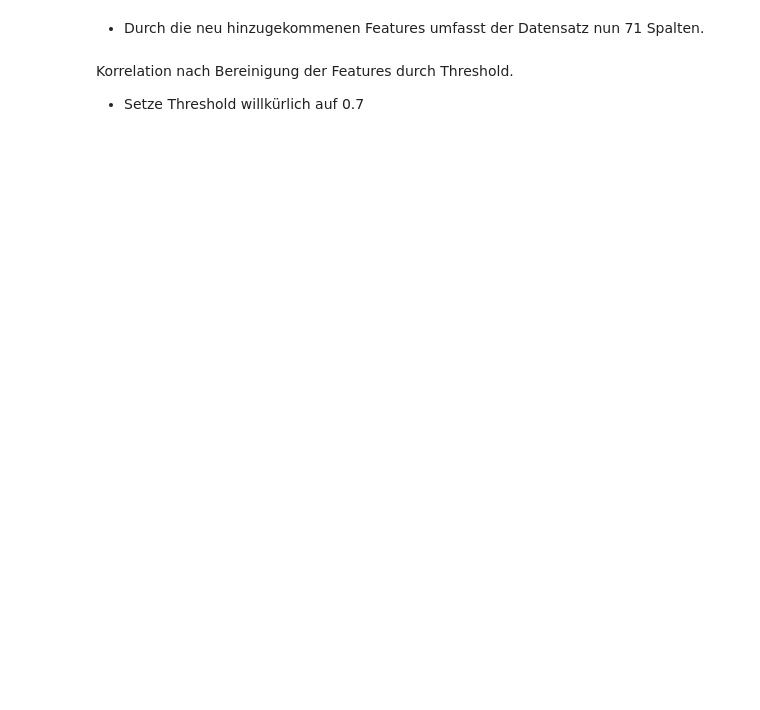
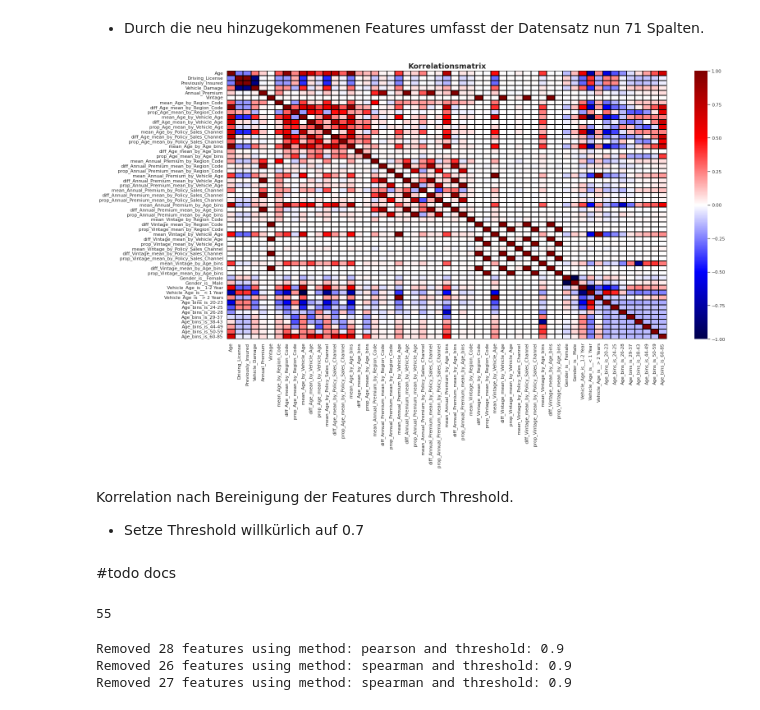
Before and after one commit to Oshimani/datanalaysispython_ws2122, a Jupyter notebook: DatenAnalyseMitPython.ipynb, the cells around one changed output. Drawn from its saved outputs; the diff is of its cells as text; code cells hidden in the pictures; blank space fills up the shorter version.

```diff
--- a/DatenAnalyseMitPython.ipynb
+++ b/DatenAnalyseMitPython.ipynb
@@ -1189,0 +1532,13 @@ train.columns
+# %%
+# test
+X_test = pd.concat([X_test, pd.get_dummies(X_test["Gender"], prefix="Gender_is_")], axis=1)
+X_test = pd.concat([X_test, pd.get_dummies(X_test["Vehicle_Age"], prefix="Vehicle_Age_is_")], axis=1)
+X_test = pd.concat([X_test, pd.get_dummies(X_test["Age_bins"], prefix="Age_bins_is")], axis=1)
+X_test = X_test.loc[:,~X_test.columns.duplicated()]
+
+# train
+X_train = pd.concat([X_train, pd.get_dummies(X_train["Gender"], prefix="Gender_is_")], axis=1)
+X_train = pd.concat([X_train, pd.get_dummies(X_train["Vehicle_Age"], prefix="Vehicle_Age_is_")], axis=1)
+X_train = pd.concat([X_train, pd.get_dummies(X_train["Age_bins"], prefix="Age_bins_is")], axis=1)
+X_train = X_train.loc[:,~X_train.columns.duplicated()]
+print(f"Wir starten mit {len(X_train.columns)} Features in die Featureselektion")
@@ -1199,7 +1570,9 @@ train
 - Durch die neu hinzugekommenen Features umfasst der Datensatz nun 71 Spalten.
 # %%
 # korrelation aller Variablen
-correlation_matrix(train, 24, 12, False, "seismic")
+correlation_matrix(X_train, 24, 12, False, "seismic")
+# %% [output]
+[figure, added]
 # %% [markdown]
 Korrelation nach Bereinigung der Features durch Threshold.
 - Setze Threshold willkürlich auf 0.7
@@ -1245,12 +1613,24 @@ feature_train = train.select_dtypes(["number", "boolean"])
+# %% [markdown]
+#todo docs
+# %%
+feature_test = X_test.select_dtypes(["number", "boolean"])
+feature_train = X_train.select_dtypes(["number", "boolean"])
+len(feature_train.columns)
+# %% [output]
+55
 # %%
 # Feature selection by highest korrelation pruning
 corr_thresh = 0.9
 
 pearson = drop_columns_with_high_correlation(
-    feature_train, 0.8, "pearson")
+    feature_train, corr_thresh, "pearson")
 
 spearman = drop_columns_with_high_correlation(
-    feature_train, 0.8, "spearman")
+    feature_train, corr_thresh, "spearman")
 
-
+#todo select propperly
 pruned_feature_train = spearman
+# %% [output]
+Removed 28 features using method: pearson and threshold: 0.9
+Removed 26 features using method: spearman and threshold: 0.9
+Removed 27 features using method: spearman and threshold: 0.9
```
Also changed, not shown: parts of 76 cells of this notebook.
